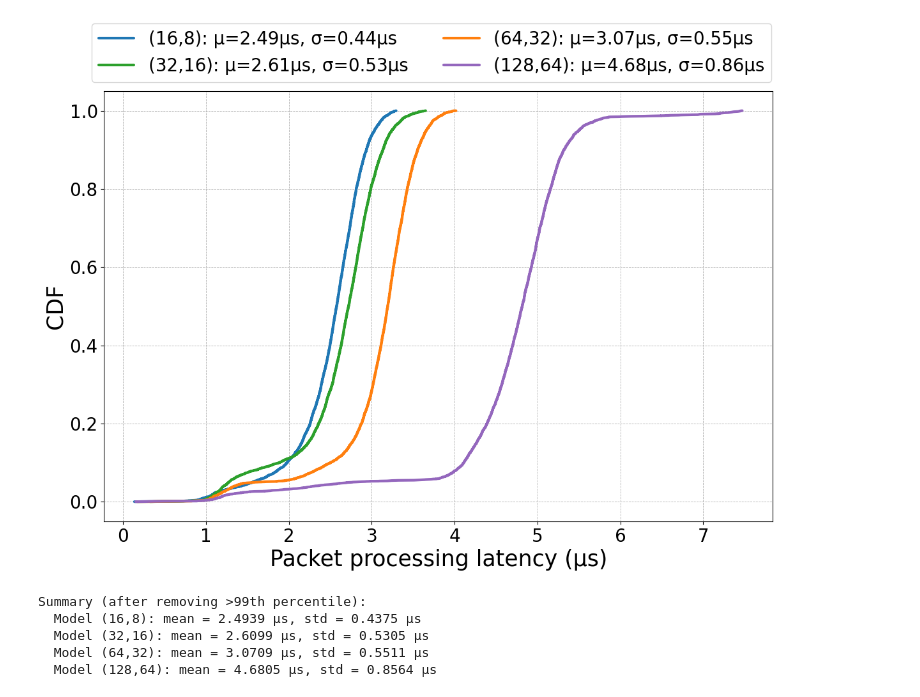
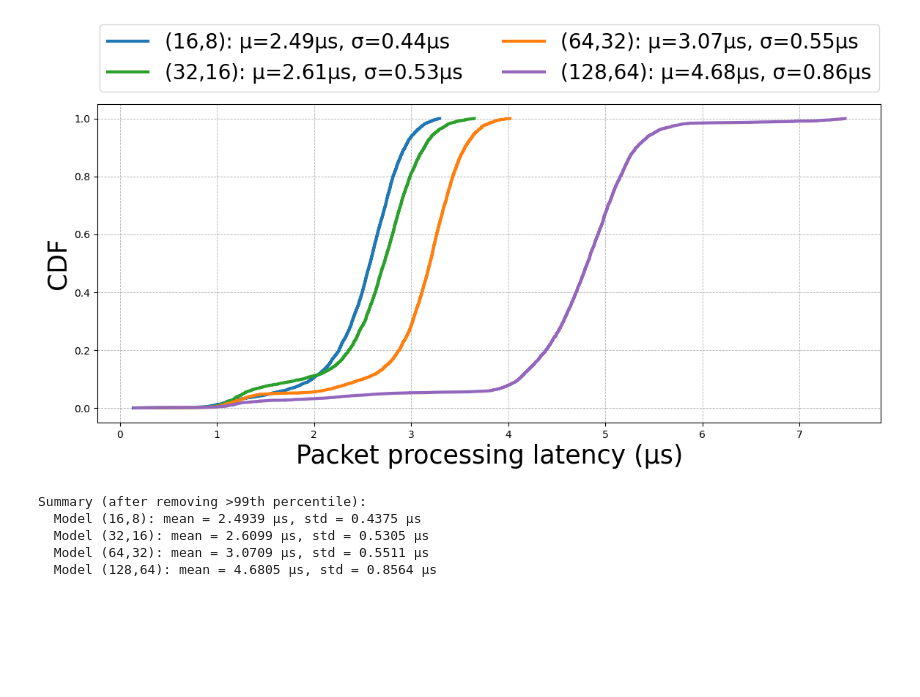
Before and after one commit to sergioJelizalde/DoH_DGA_training, a Jupyter notebook: notebooks/plots.ipynb, the cells around one changed output. Drawn from its saved outputs; the diff is of its cells as text; code cells hidden in the pictures; blank space fills up the shorter version.

```diff
--- a/notebooks/plots.ipynb
+++ b/notebooks/plots.ipynb
@@ -153,7 +154,7 @@ model_label_map = {
     '128': '(128,64)'
 }
 
-fig, ax = plt.subplots(figsize=(12,9))
+fig, ax = plt.subplots(figsize=(12,6.2))
 plt.rcParams.update({'font.size': 20})  # set font size to 20
 
 summary_stats = {}
@@ -204,35 +205,35 @@ for model in models:
 
     # Compute CDF using filtered values
     sorted_vals = np.sort(filtered)
     cdf = np.arange(1, len(sorted_vals) + 1) / len(sorted_vals)
 
     label = f"{model_label_map.get(model, model)}: µ={mu:.2f}µs, σ={sigma:.2f}µs"
     ax.plot(sorted_vals, cdf, label=label, color=colors.get(model), linewidth=3)
 
 # Build legend and place it above the plot (like a title) with one entry per line
 handles, labels = ax.get_legend_handles_labels()
 fig.legend(handles, labels,
            loc='upper center',
-           bbox_to_anchor=(0.53, 1),  # slightly above the top of the axes
+           bbox_to_anchor=(0.53, 1.05),  # slightly above the top of the axes
            ncol=2,                      # stacked vertically
            fontsize=20,
            frameon=True)
 
 # Formatting
 ax.set_xlabel("Packet processing latency (µs)", fontsize=25)
 ax.set_ylabel("CDF", fontsize=25)
 ax.grid(True, which='both', linestyle='--', linewidth=0.6)
 
 # leave room at the top for the legend
 plt.tight_layout(rect=[0, 0, 1, 0.90])
 plt.savefig("mlp_neon_pkt_lat.pdf", bbox_inches="tight", dpi=300)
 plt.show()
 
 print(f"\nSummary (after removing >{percentile_cut}th percentile):")
 for m, (mu, sigma) in summary_stats.items():
     print(f"  Model {model_label_map.get(m, m)}: mean = {mu:.4f} µs, std = {sigma:.4f} µs")
 # %% [output]
-[figure, old version]
+[figure, new version]
 Summary (after removing >99th percentile):
   Model (16,8): mean = 2.4939 µs, std = 0.4375 µs
   Model (32,16): mean = 2.6099 µs, std = 0.5305 µs
```
Also changed, not shown: parts of 4 cells of this notebook, 28 other files.
